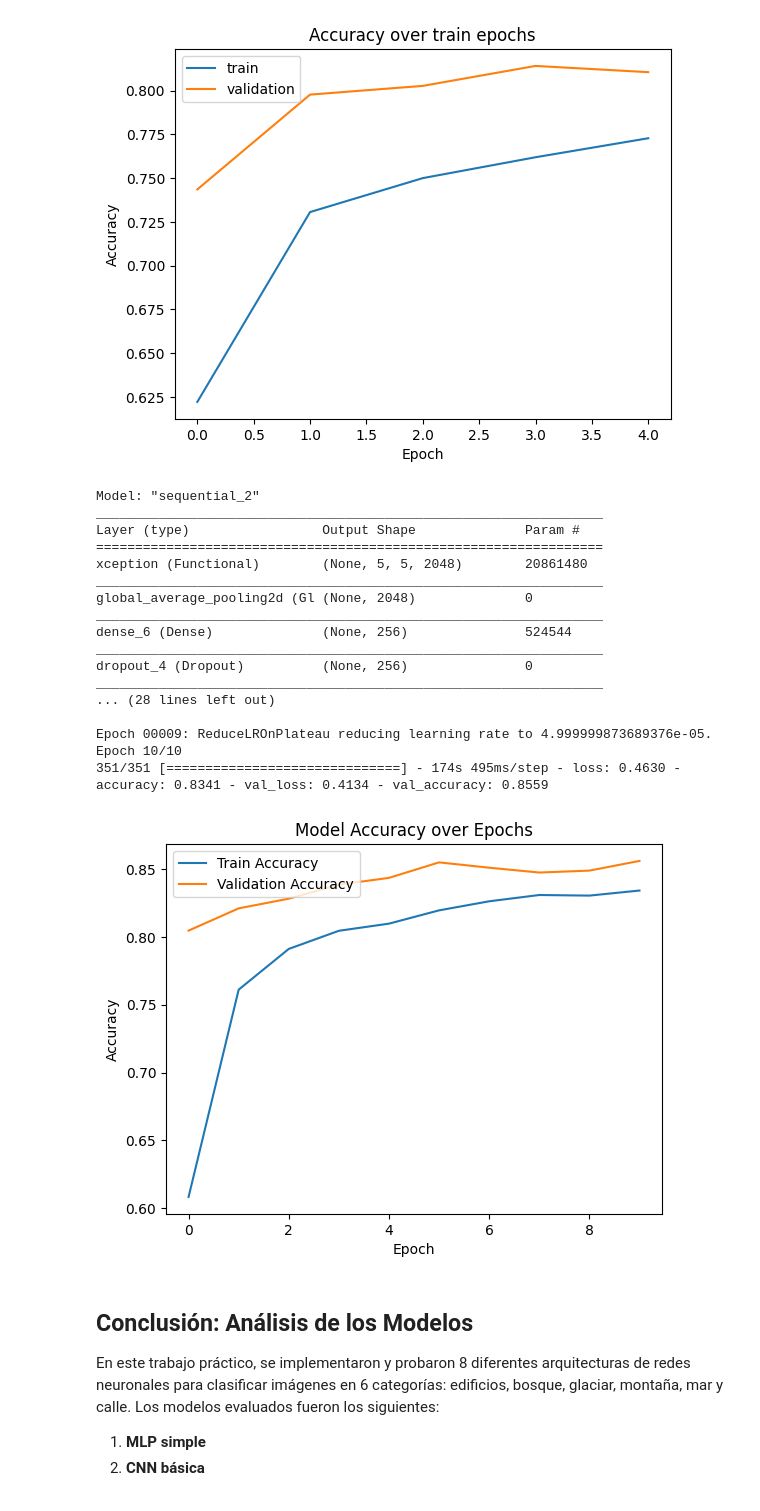
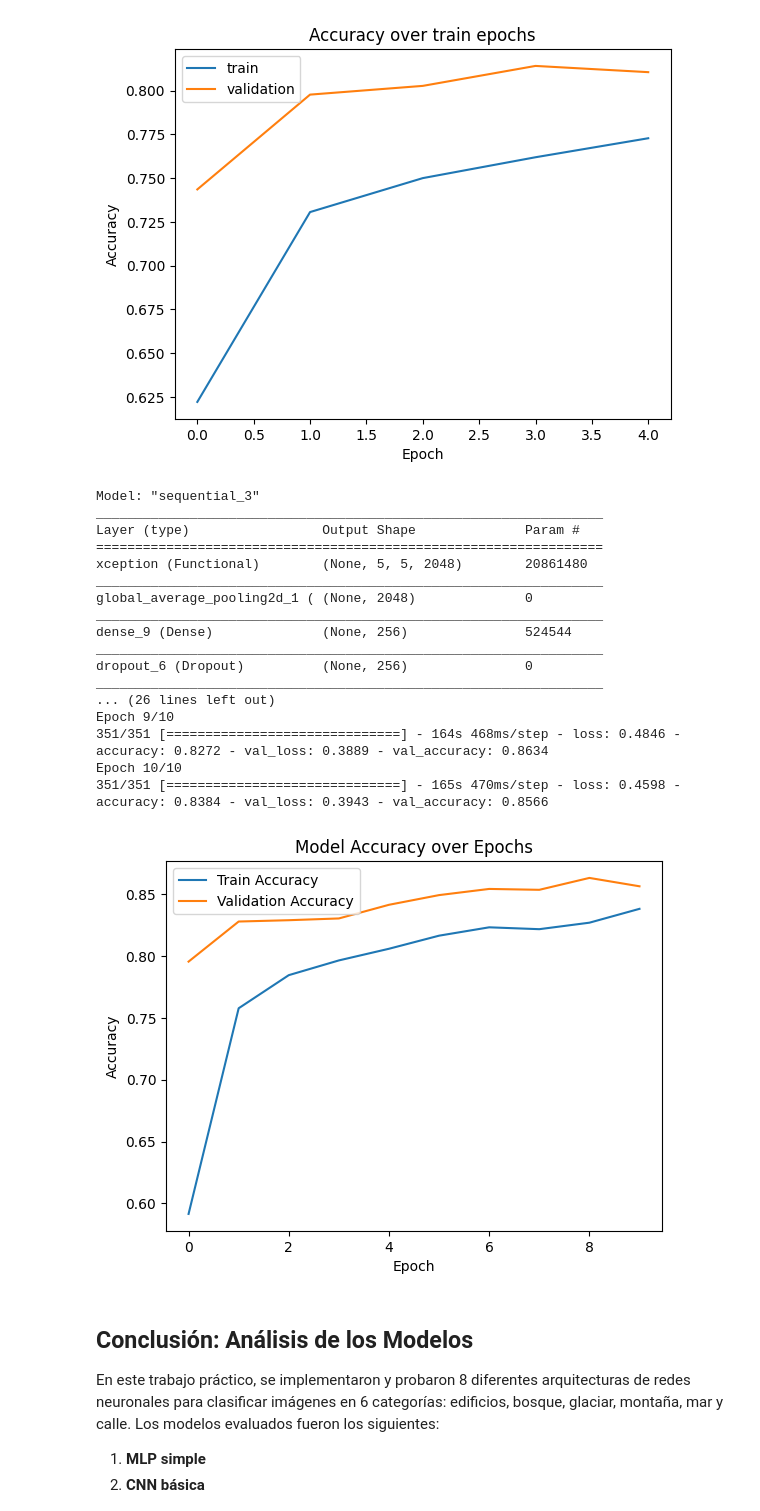
Before and after one commit to DavidGiovannini/Machine_Learning_TP2, a Jupyter notebook: tp2_places.ipynb, the cells around one changed output. Drawn from its saved outputs; the diff is of its cells as text; code cells hidden in the pictures.

```diff
--- a/tp2_places.ipynb
+++ b/tp2_places.ipynb
@@ -714,43 +714,43 @@ model_weights_at_epochs = {}
 class OurCustomCallback(Callback):
     def on_epoch_end(self, epoch, logs=None):
         model_weights_at_epochs[epoch] = self.model.get_weights()
 
 early_stopping = EarlyStopping(monitor='val_accuracy', patience=10, restore_best_weights=True)
 lr_scheduler = ReduceLROnPlateau(monitor='val_accuracy', factor=0.5, patience=3, verbose=1)
 
 history = model_xception.fit(
     train,
     epochs=10,
     validation_data=validation,
-    callbacks=[early_stopping, lr_scheduler]
+    callbacks=[OurCustomCallback(), early_stopping, lr_scheduler]
 )
 
 plt.plot(history.history['accuracy'], label='Train Accuracy')
 plt.plot(history.history['val_accuracy'], label='Validation Accuracy')
 plt.title('Model Accuracy over Epochs')
 plt.ylabel('Accuracy')
 plt.xlabel('Epoch')
 plt.legend(loc='upper left')
 plt.show()
 # %% [output]
-Model: "sequential_2"
+Model: "sequential_3"
 _________________________________________________________________
 Layer (type)                 Output Shape              Param #
 =================================================================
 xception (Functional)        (None, 5, 5, 2048)        20861480
 _________________________________________________________________
-global_average_pooling2d (Gl (None, 2048)              0
+global_average_pooling2d_1 ( (None, 2048)              0
 _________________________________________________________________
-dense_6 (Dense)              (None, 256)               524544
+dense_9 (Dense)              (None, 256)               524544
 _________________________________________________________________
-dropout_4 (Dropout)          (None, 256)               0
+dropout_6 (Dropout)          (None, 256)               0
 _________________________________________________________________
-... (28 lines left out)
-
-Epoch 00009: ReduceLROnPlateau reducing learning rate to 4.999999873689376e-05.
+... (26 lines left out)
+Epoch 9/10
+351/351 [==============================] - 164s 468ms/step - loss: 0.4846 - accuracy: 0.8272 - val_loss: 0.3889 - val_accuracy: 0.8634
 Epoch 10/10
-351/351 [==============================] - 174s 495ms/step - loss: 0.4630 - accuracy: 0.8341 - val_loss: 0.4134 - val_accuracy: 0.8559
+351/351 [==============================] - 165s 470ms/step - loss: 0.4598 - accuracy: 0.8384 - val_loss: 0.3943 - val_accuracy: 0.8566
-[figure, old version]
+[figure, new version]
 # %% [markdown]
 <h2>Conclusión: Análisis de los Modelos</h2>
 
```
Also changed, not shown: parts of 5 cells of this notebook.
